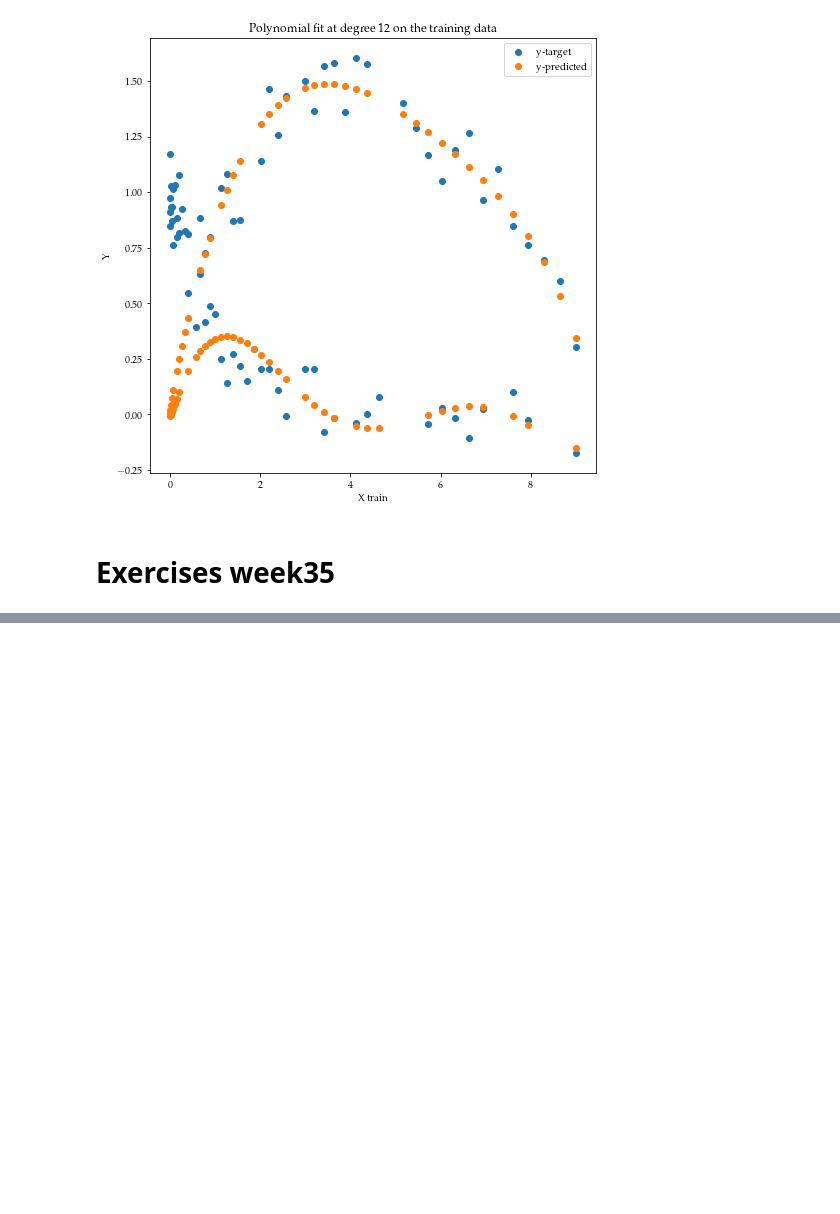
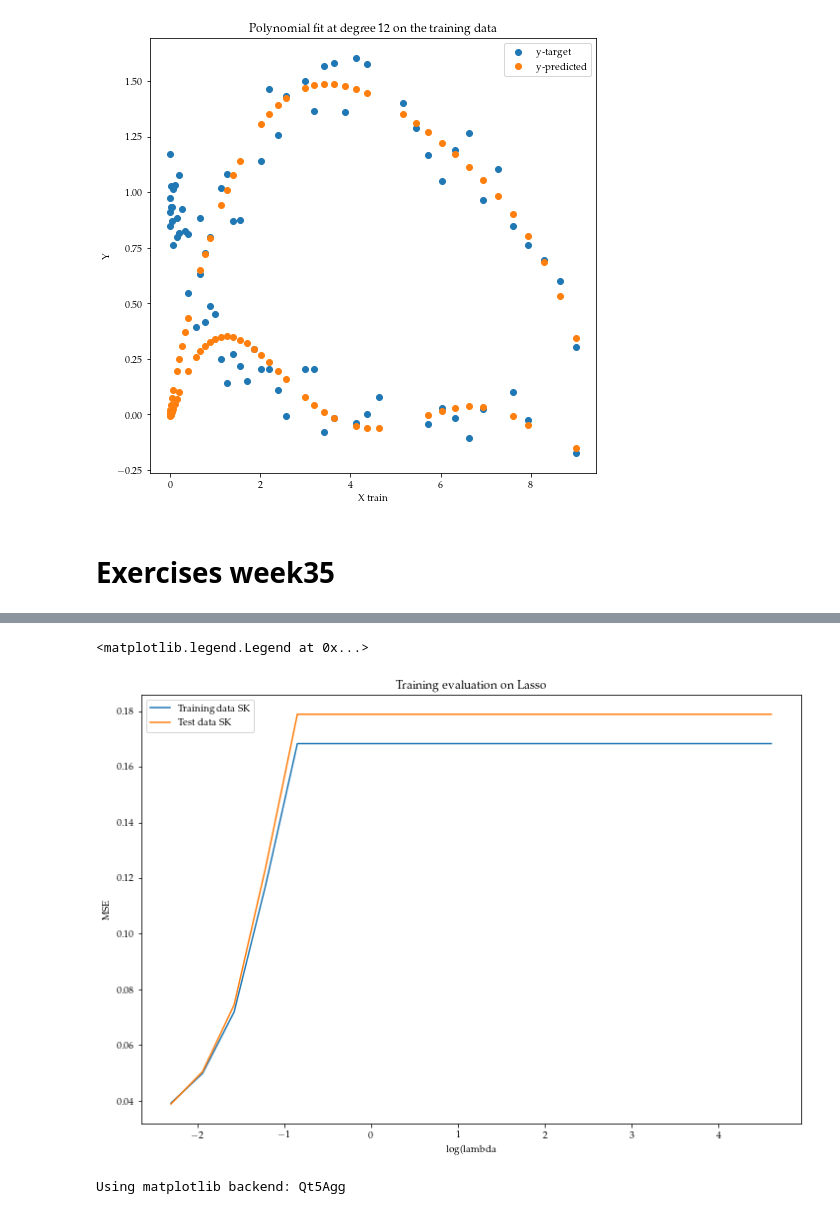
Before and after one commit to AndreasBordvik/FYS-STK4155-Prj1_report, a Jupyter notebook: code/workbench_andreas.ipynb, the cells around one changed output, grey strips where cells are left out. Saved outputs shown, nothing was run; the diff lists cells and outputs as text; code cells hidden in the pictures; blank space fills up the shorter version.

```diff
--- a/code/workbench_andreas.ipynb
+++ b/code/workbench_andreas.ipynb
@@ -215,0 +376,71 @@ plt.legend()
+# %%
+nbf_lambdas = 20
+lambdas = np.logspace(-1,2, nbf_lambdas)
+
+y_train_df = pd.DataFrame()
+y_hat_train_df = pd.DataFrame()
+y_test_df = pd.DataFrame()
+y_hat_test_df = pd.DataFrame()
+
+for lam in lambdas:
+    model = Lasso(alpha=lam) # Instansiate the model
+    model.fit(X_train, y_train, lam) # Training the model
+
+    # Predictions
+    y_hat_train = model.predict(X_train) # predict on train data
+    y_hat_test = model.predict(X_test) # predict on test data
+
+    # Filling up dataframes
+    y_train_df[f"lambda_{lam}"] = y_train.flatten()
+    y_hat_train_df[f"lambda_{lam}"] = y_hat_train.flatten()
+    y_test_df[f"lambda_{lam}"] = y_test.flatten()
+    y_hat_test_df[f"lambda_{lam}"] = y_hat_test.flatten()
+# %%
+# MSE calculations for all lambda values
+mse_scores_train_SK = ((y_train_df - y_hat_train_df) ** 2).mean()
+mse_scores_test_SK = ((y_test_df - y_hat_test_df) ** 2).mean()
+# R2 calculations for all lambda values
+R2_scores_train_SK = 1 - ((y_train_df - y_hat_train_df) ** 2).sum() / ((y_train_df - y_train_df.mean())**2).sum()
+R2_scores_test_SK = 1 - ((y_test_df - y_hat_test_df) ** 2).sum() / ((y_test_df - y_test_df.mean())**2).sum()
+# %%
+plt.figure(figsize=(12,8))
+plt.plot(np.log(lambdas), mse_scores_train_SK, label="Training data SK")
+plt.plot(np.log(lambdas), mse_scores_test_SK, label="Test data SK")
+plt.xlabel("log(lambda")
+plt.ylabel("MSE")
+plt.title("Training evaluation on Lasso")
+plt.legend()
+# %% [output]
+<matplotlib.legend.Legend at 0x...>
+[figure, added]
+# %%
+from mpl_toolkits.mplot3d import Axes3D
+from matplotlib import cm
+from matplotlib.ticker import LinearLocator, FormatStrFormatter
+%matplotlib
+fig = plt.figure()
+ax = fig.gca(projection='3d')
+
+# Make data.
+x = np.arange(0, 1, 0.05)
+y = np.arange(0, 1, 0.05)
+x, y = np.meshgrid(x,y)
+
+
+z = FrankeFunction(x,y)
+
+# Plot the surface.
+surf = ax.plot_surface(x, y, z, cmap=cm.coolwarm,
+                       linewidth=0, antialiased=False)
+
+# Customize the z axis.
+ax.set_zlim(-0.10, 1.40)
+ax.zaxis.set_major_locator(LinearLocator(10))
+ax.zaxis.set_major_formatter(FormatStrFormatter('%.02f'))
+
+# Add a color bar which maps values to colors.
+fig.colorbar(surf, shrink=0.5, aspect=5)
+
+plt.show()
+# %% [output]
+Using matplotlib backend: Qt5Agg
```
Also changed, not shown: parts of 22 cells of this notebook, 1 other file.
